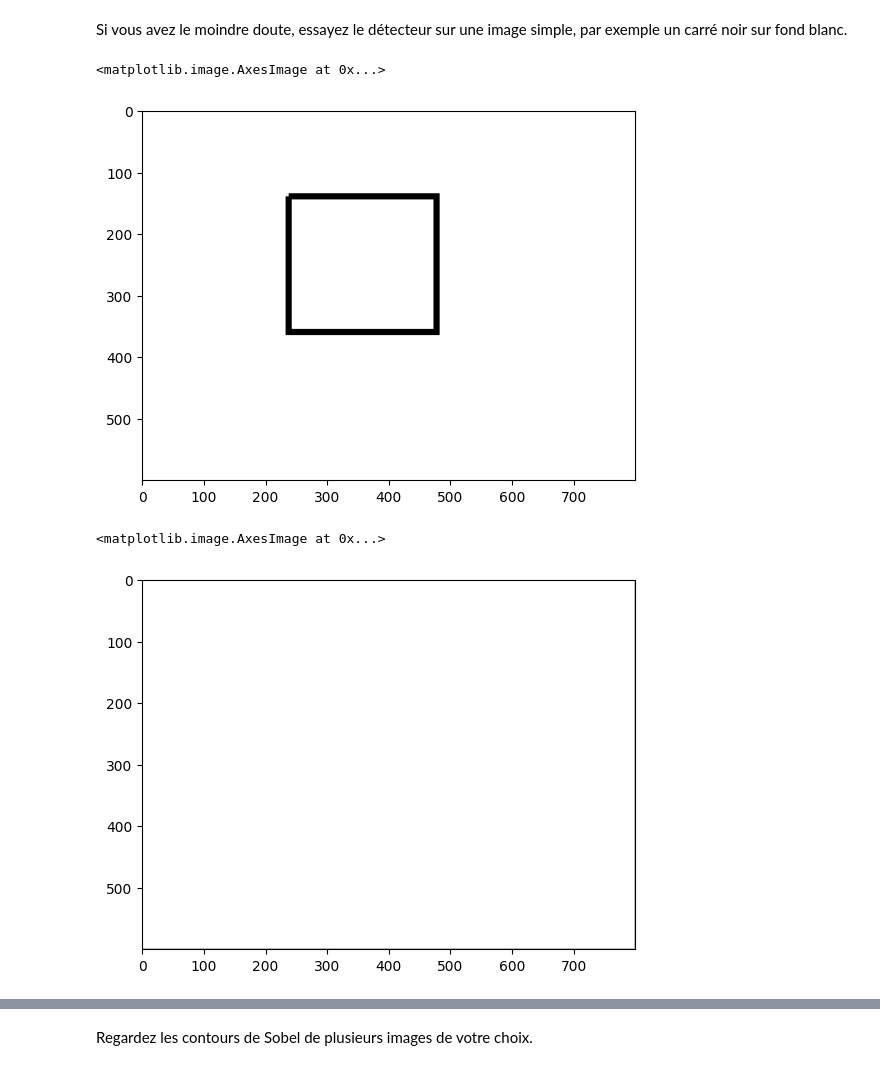
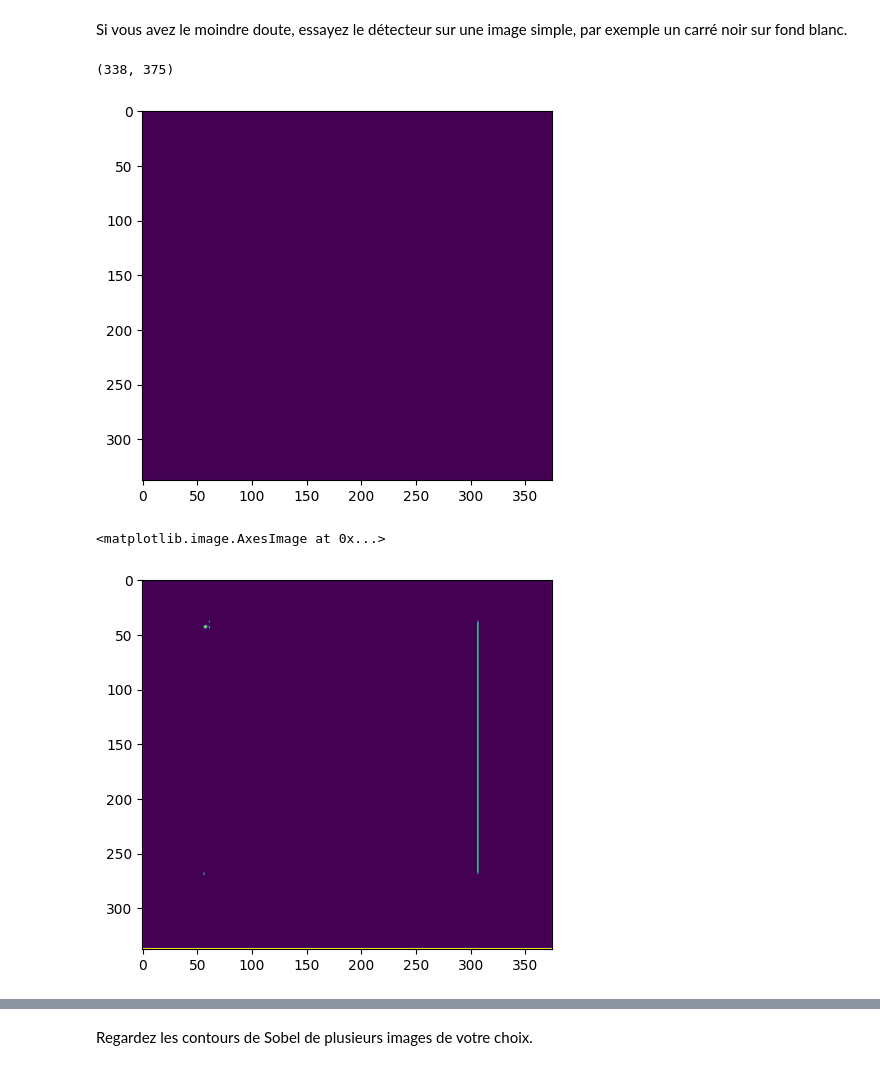
Before and after one commit to Tsukoyachi/CS-Semester-5-6, a Jupyter notebook: TD/S6/Données Numériques/TD6/TPconv.ipynb, the cells around one changed output, grey strips where cells are left out. Saved outputs shown, nothing was run; the diff lists cells and outputs as text; code cells hidden in the pictures.

```diff
--- a/TD/S6/Données Numériques/TD6/TPconv.ipynb
+++ b/TD/S6/Données Numériques/TD6/TPconv.ipynb
@@ -100,11 +100,12 @@ Un détecteur célèbre est celui de Sobel. Regardez les contours en x et en y a
 # %% [markdown]
 Si vous avez le moindre doute, essayez le détecteur sur une image simple, par exemple un carré noir sur fond blanc.
 # %%
-img = io.imread('./carreNoir.png')
+img = io.imread('./carreNoir.png')[:,:,3]
 plt.imshow(img)
+print(img.shape)
 # %% [output]
-<matplotlib.image.AxesImage at 0x...>
+(338, 375)
-[figure, old version]
+[figure, new version]
 # %%
 # calcul des contours verticaux
 sobelx = np.array([[1,0,-1],[2,0,-2],[1,0,-1]])/4.0
@@ -112,7 +113,7 @@ imgSobelX = maConvolution(img,sobelx)
 plt.imshow(imgSobelX)
 # %% [output]
 <matplotlib.image.AxesImage at 0x...>
-[figure, old version]
+[figure, new version]
 # %%
 # calcul des contours verticaux
 sobely = np.array([[1,2,1],[0,0,0],[-1,-2,-1]])/4.0
```
Also changed, not shown: parts of 1 cell of this notebook.
